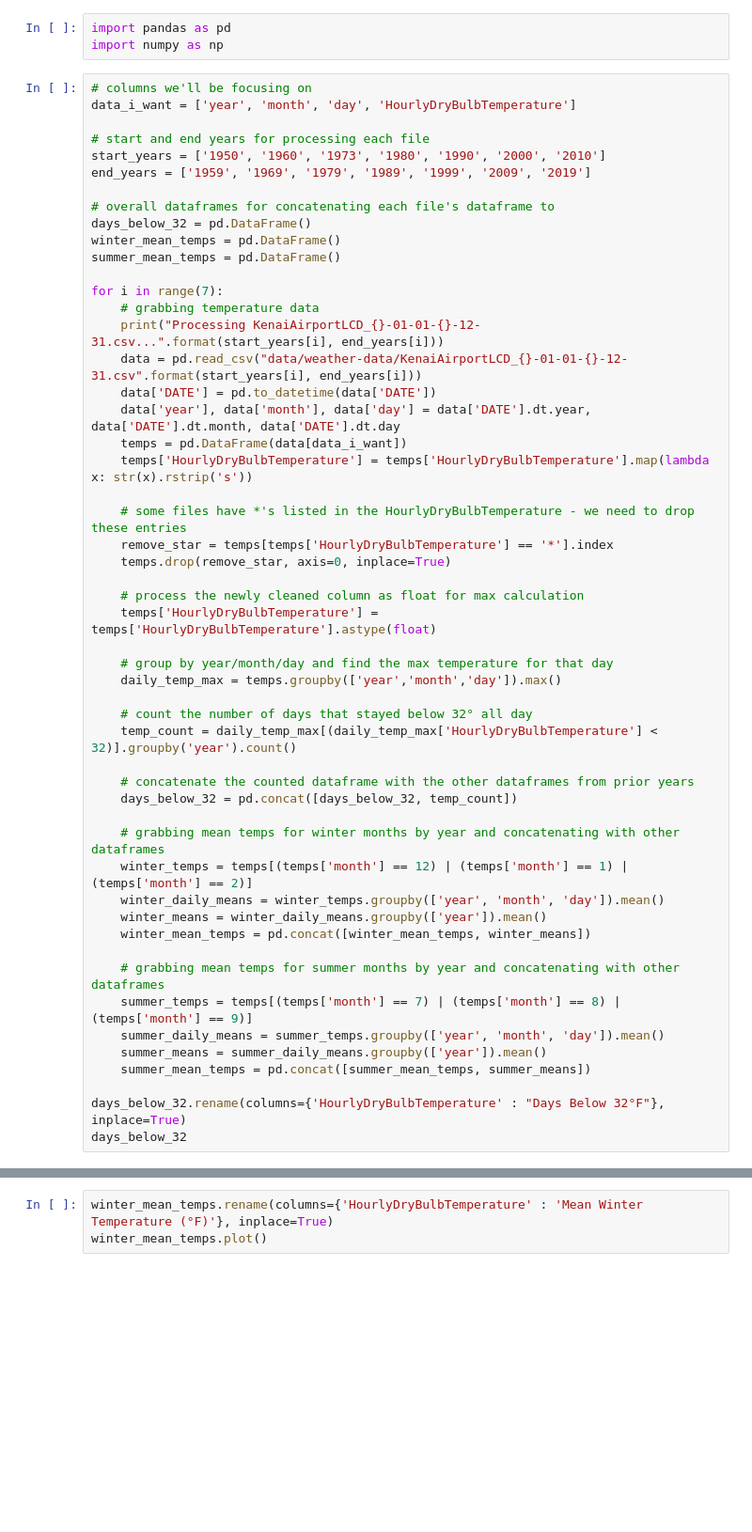
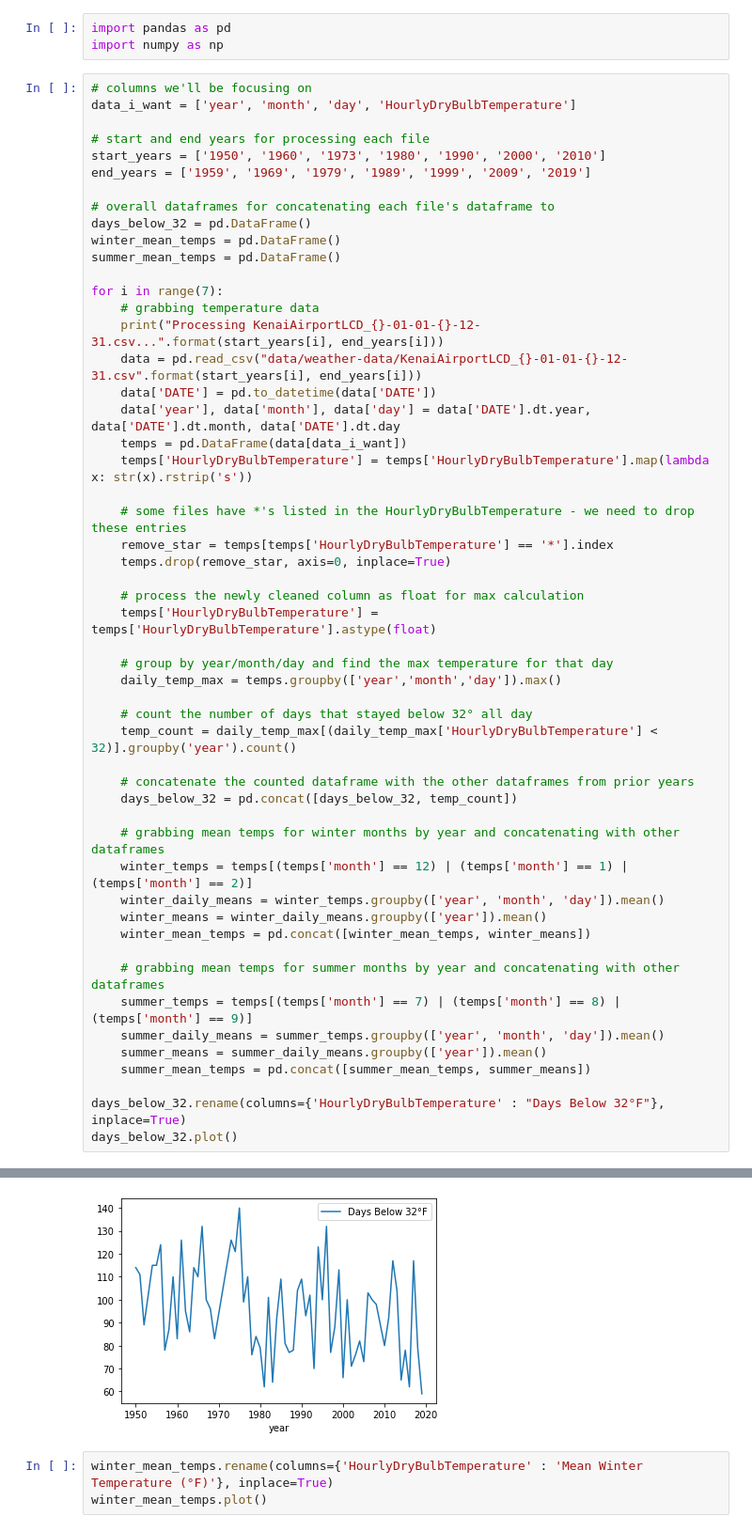
Before and after one commit to hillari/project-runcast, a Jupyter notebook: LCD_cleaning.ipynb, the cells around one changed output, grey strips where cells are left out. Shown at 94% size. Saved outputs shown, nothing was run; the diff lists cells and outputs as text; blank space fills up the shorter version.

Commit message:
changed output to plot number of days below 32°F

```diff
--- a/LCD_cleaning.ipynb
+++ b/LCD_cleaning.ipynb
@@ -52,7 +52,7 @@ for i in range(7):
     summer_mean_temps = pd.concat([summer_mean_temps, summer_means])
 
 days_below_32.rename(columns={'HourlyDryBulbTemperature' : "Days Below 32°F"}, inplace=True)
-days_below_32
+days_below_32.plot()
 # %% [output]
 Processing KenaiAirportLCD_1950-01-01-1959-12-31.csv...
 Processing KenaiAirportLCD_1960-01-01-1969-12-31.csv...
@@ -78,3 +65,4 @@ Processing KenaiAirportLCD_2010-01-01-2019-12-31.csv...
+[figure, added]
 # %%
 winter_mean_temps.rename(columns={'HourlyDryBulbTemperature' : 'Mean Winter Temperature (°F)'}, inplace=True)
 winter_mean_temps.plot()
```
Also changed, not shown: parts of 1 cell of this notebook.
